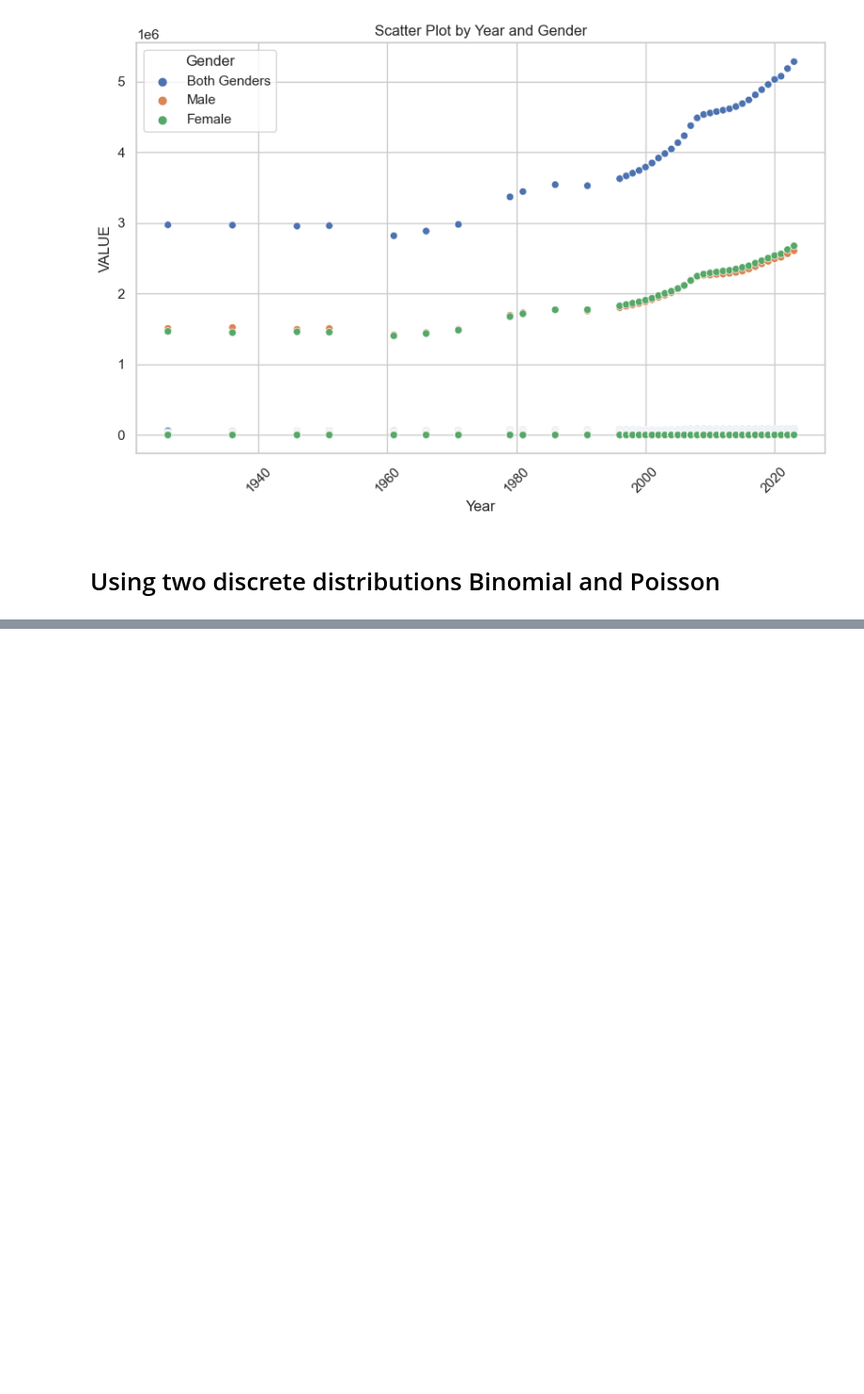
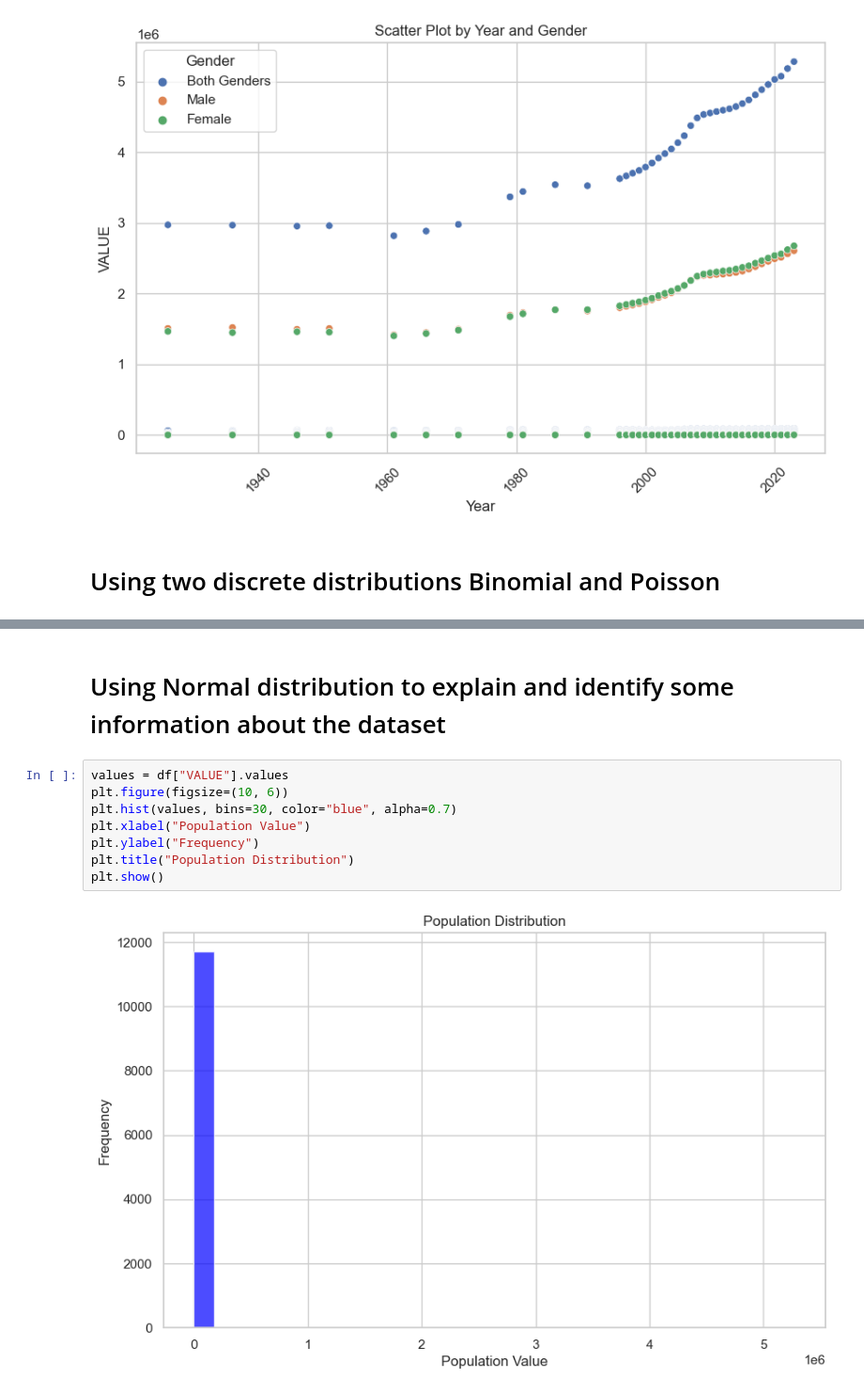
Before and after one commit to kalyanicct/DA-CA1, a Jupyter notebook: population.ipynb, the cells around one changed output, grey strips where cells are left out. Shown at 94% size. Saved outputs shown, nothing was run; the diff lists cells and outputs as text; blank space fills up the shorter version.

```diff
--- a/population.ipynb
+++ b/population.ipynb
@@ -190,0 +191,12 @@ plt.show()
+# %% [markdown]
+# Using Normal distribution to explain and identify some information about the dataset
+# %%
+values = df["VALUE"].values
+plt.figure(figsize=(10, 6))
+plt.hist(values, bins=30, color="blue", alpha=0.7)
+plt.xlabel("Population Value")
+plt.ylabel("Frequency")
+plt.title("Population Distribution")
+plt.show()
+# %% [output]
+[figure, added]
```
Also changed, not shown: parts of 14 cells of this notebook.
